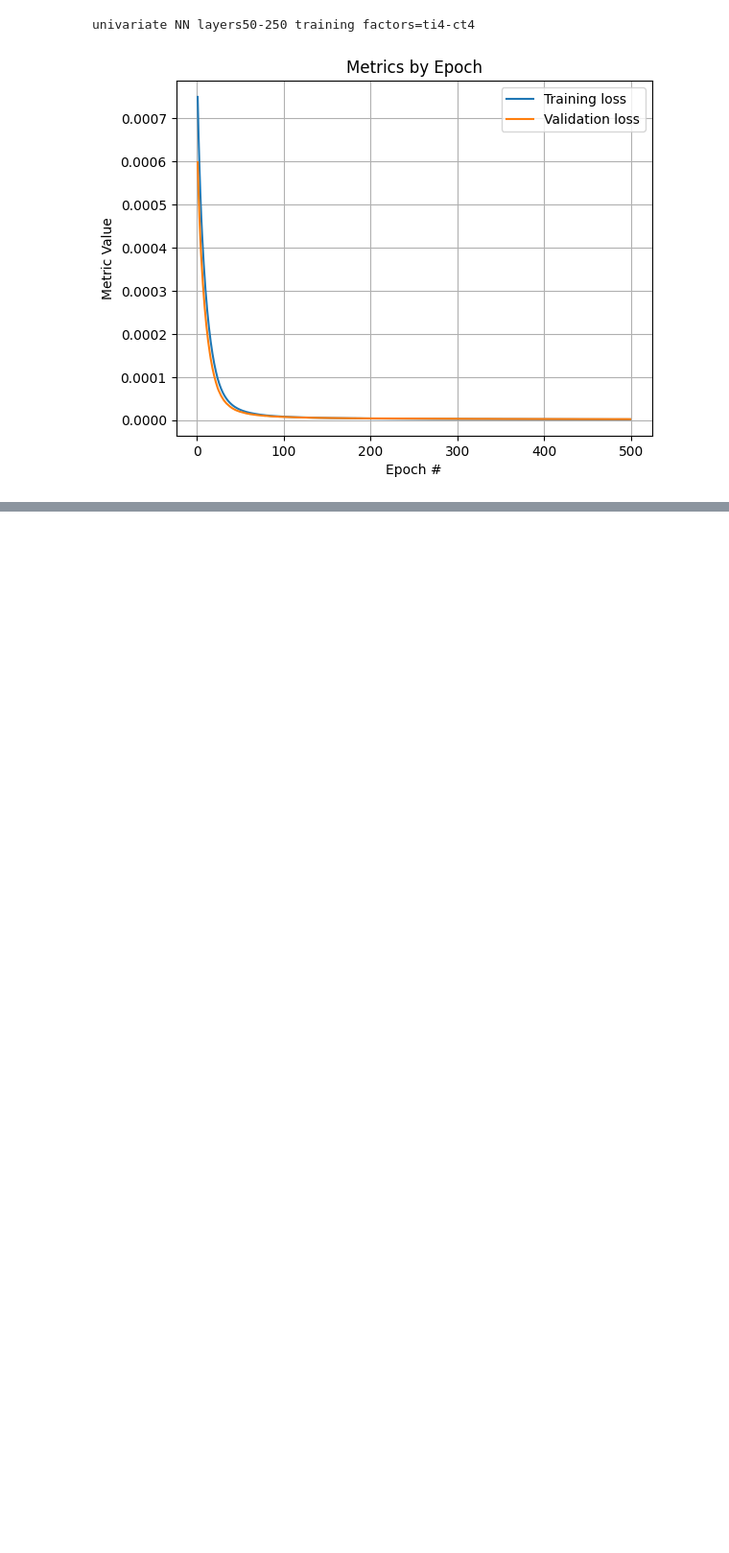
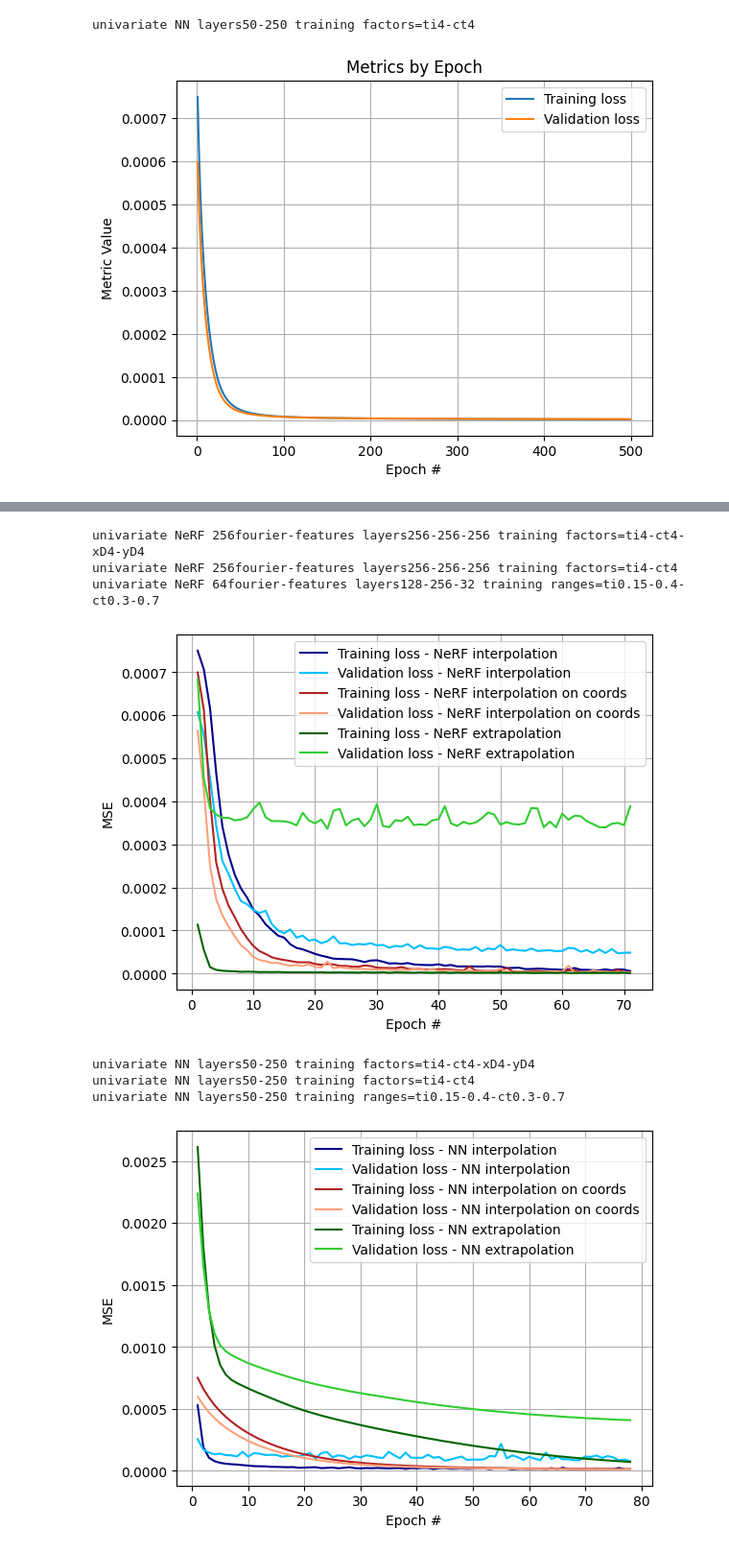
Before and after one commit to NiccoloMorabito/Ainslie-surrogate, a Jupyter notebook: logged_metrics_analysis.ipynb, the cells around one changed output, grey strips where cells are left out. Shown at 96% size. Drawn from its saved outputs; the diff is of its cells as text; code cells hidden in the pictures; blank space fills up the shorter version.

```diff
--- a/logged_metrics_analysis.ipynb
+++ b/logged_metrics_analysis.ipynb
@@ -70,0 +85,18 @@ MetricsLogger.plot_many_logs_metrics_by_epoch(interesting_logs[1::2], names=["NN
+# %%
+# COMBINING
+for log in interesting_logs_NeRF:
+    print(log.name)
+MetricsLogger.plot_many_logs_metrics_by_epoch(interesting_logs_NeRF, names=["NeRF interpolation", "NeRF interpolation on coords", "NeRF extrapolation"])#, end_at_epoch=100)
+print("\n\n")
+for log in interesting_logs_NN:
+    print(log.name)
+MetricsLogger.plot_many_logs_metrics_by_epoch(interesting_logs_NN, names=["NN interpolation", "NN interpolation on coords", "NN extrapolation"])
+# %% [output]
+univariate NeRF 256fourier-features layers256-256-256 training factors=ti4-ct4-xD4-yD4
+univariate NeRF 256fourier-features layers256-256-256 training factors=ti4-ct4
+univariate NeRF 64fourier-features layers128-256-32 training ranges=ti0.15-0.4-ct0.3-0.7
+[figure, added]
+univariate NN layers50-250 training factors=ti4-ct4-xD4-yD4
+univariate NN layers50-250 training factors=ti4-ct4
+univariate NN layers50-250 training ranges=ti0.15-0.4-ct0.3-0.7
+[figure, added]
```
Also changed, not shown: parts of 7 cells of this notebook.
